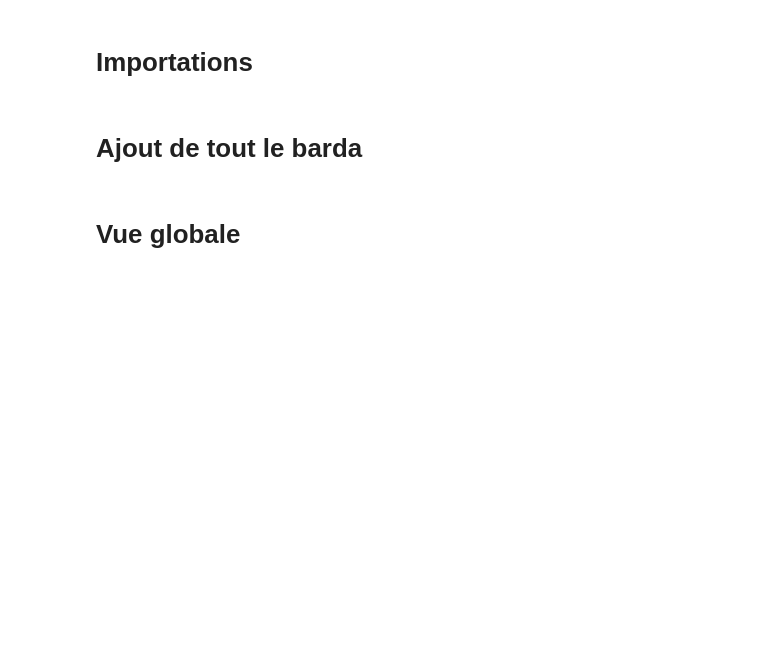
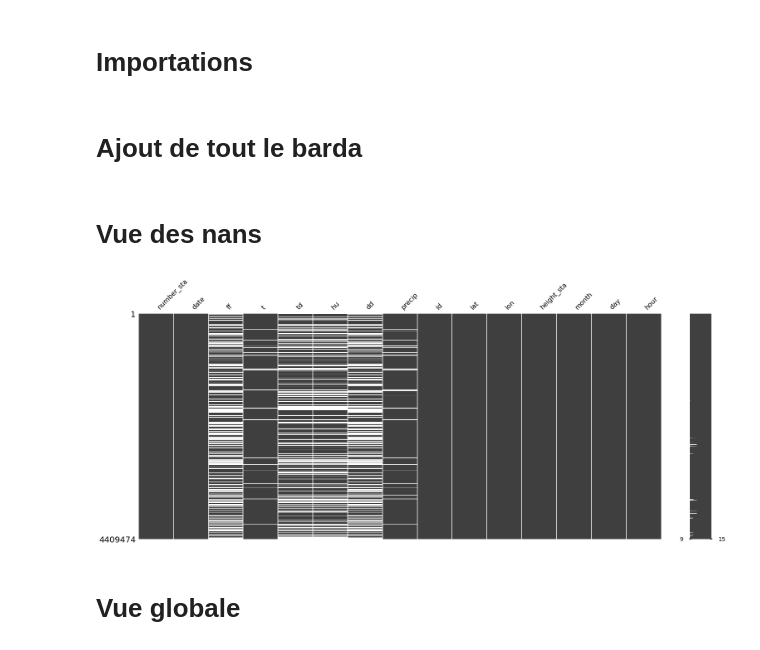
Before and after one commit to bgtyuh/defi-ia-2022, a Jupyter notebook: visu.ipynb, the cells around one changed output. Saved outputs shown, nothing was run; the diff lists cells and outputs as text; code cells hidden in the pictures; blank space fills up the shorter version.

```diff
--- a/visu.ipynb
+++ b/visu.ipynb
@@ -38,6 +38,12 @@ train = train.astype({"Id": str,
                       "month": "category",
                       "day": "category",
                       "hour": "category"})
+# %% [markdown]
+# Vue des nans
+# %%
+msno.matrix(train);
+# %% [output]
+[figure, added]
 # %% [markdown]
 # Vue globale
 # %% [markdown]
```
Also changed, not shown: parts of 4 cells of this notebook.
